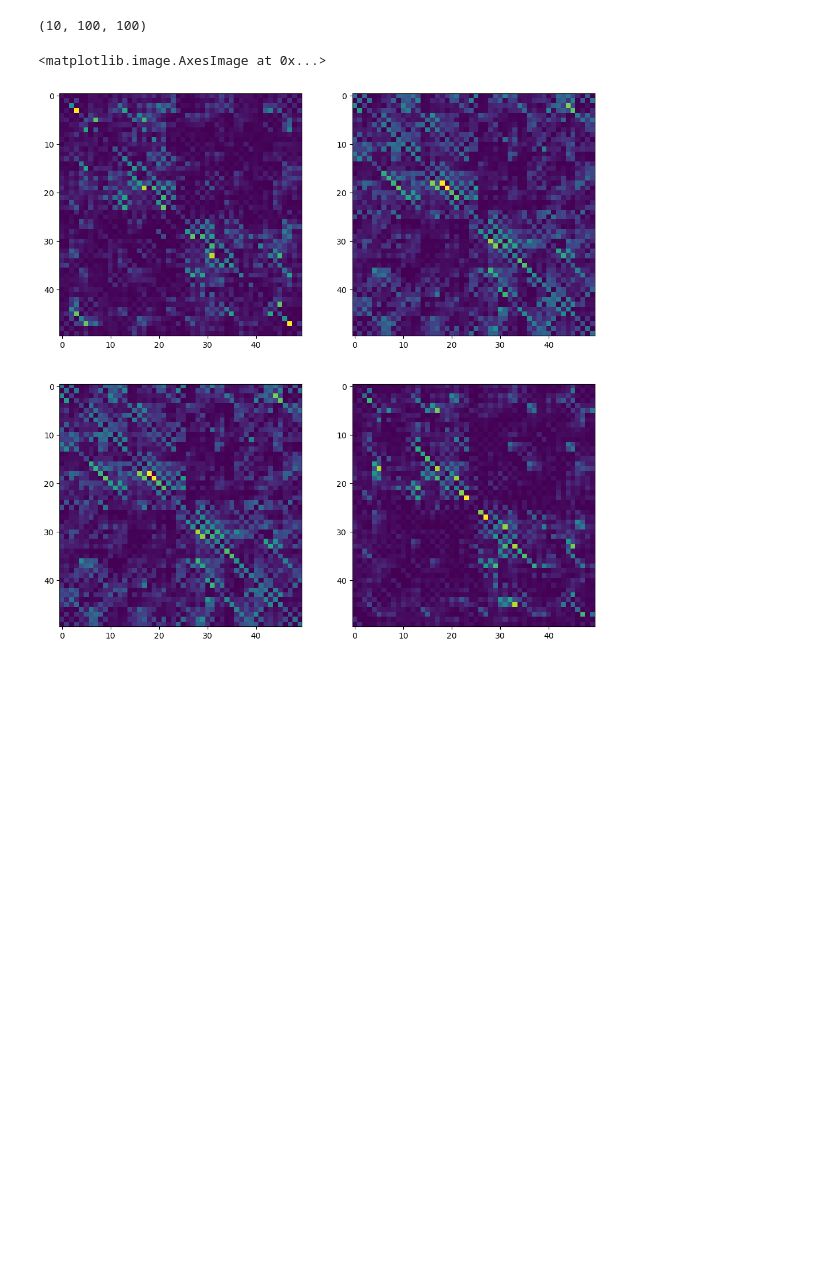
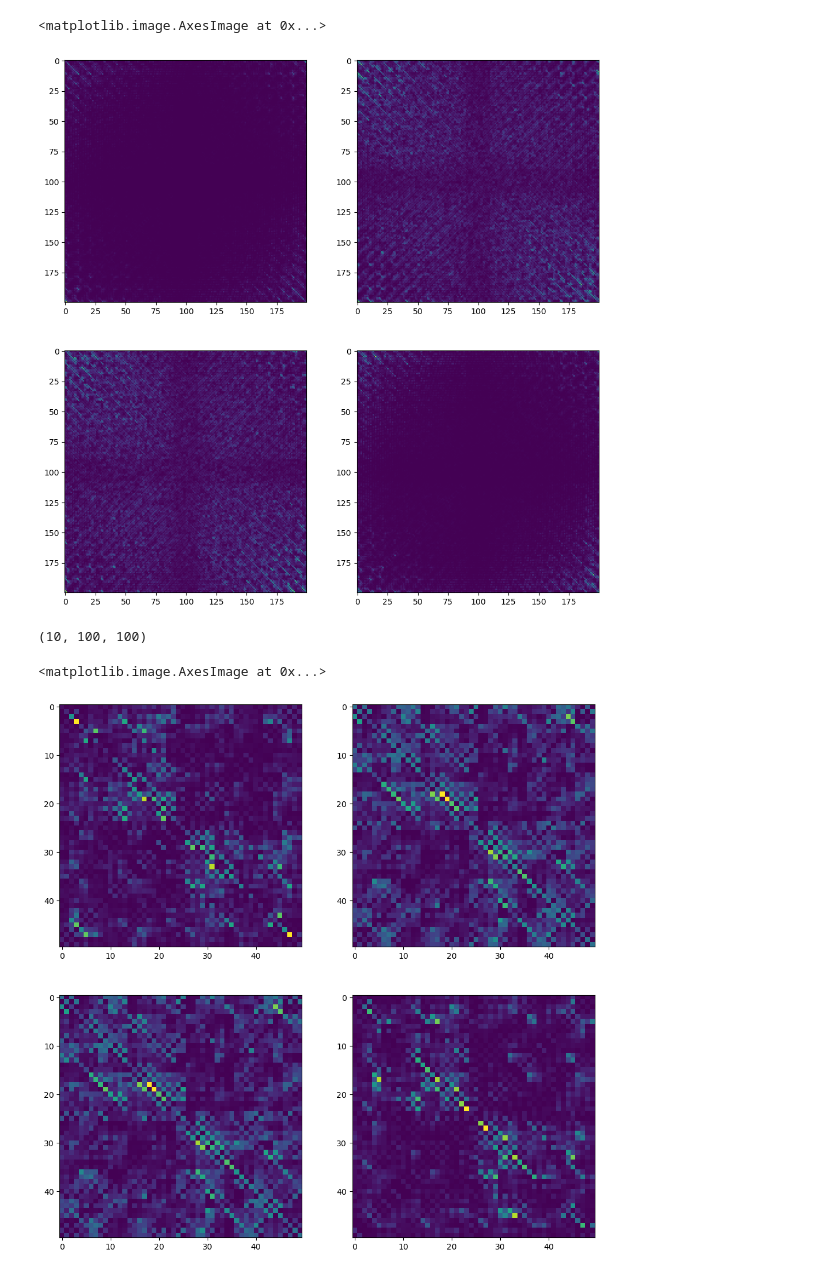
Before and after one commit to Optical-Theory-Group/random-matrix, a Jupyter notebook: debugging_cov.ipynb, the cells around one changed output. Cells and saved outputs as stored; diff of their text form; code cells hidden in the pictures; blank space fills up the shorter version.

```diff
--- a/debugging_cov.ipynb
+++ b/debugging_cov.ipynb
@@ -2029,5 +2027,3 @@ spy(cov_r2)
 # %%
-ism = InputStatisticsManager.from_name(
-    "memory_effect_test_0.4", parent_data_dir="/mnt/raid/rmt/data/"
-)
-pm = ism.get_matrix_pool_manager()
+
+pm = matrix_pool_manager.MatrixPoolManager(simulation_name, base)
@@ -2037,3 +2030,20 @@ pm = ism.get_matrix_pool_manager()
+# %%
+S = pm.S_sampler(1, False,False,None,True)
+# %%
+fig, axs = plt.subplots(2,2,figsize=(12,12))
+r_mat = matrix_utils.get_block(S, "r")
+t_mat = matrix_utils.get_block(S, "t")
+t2_mat = matrix_utils.get_block(S, "t2")
+r2_mat = matrix_utils.get_block(S, "r2")
+
+
+axs[0,0].imshow(np.abs(r_mat[0]))
+axs[1,0].imshow(np.abs(t_mat[0]))
+axs[0,1].imshow(np.abs(t2_mat[0]))
+axs[1,1].imshow(np.abs(r2_mat[0]))
+# %% [output]
+<matplotlib.image.AxesImage at 0x...>
+[figure, added]
 # %%
 chol = pm.chol
 
```
Also changed, not shown: parts of 5 cells of this notebook, 14 other files.
